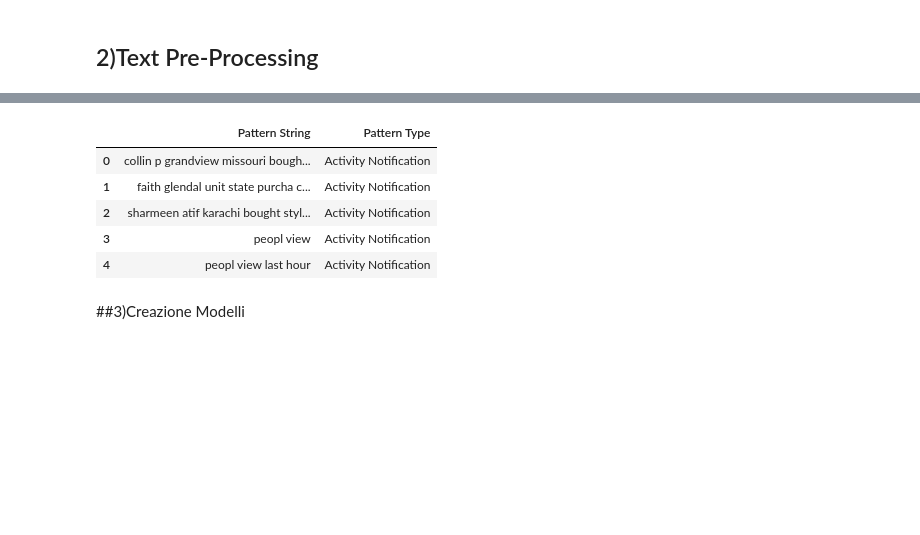
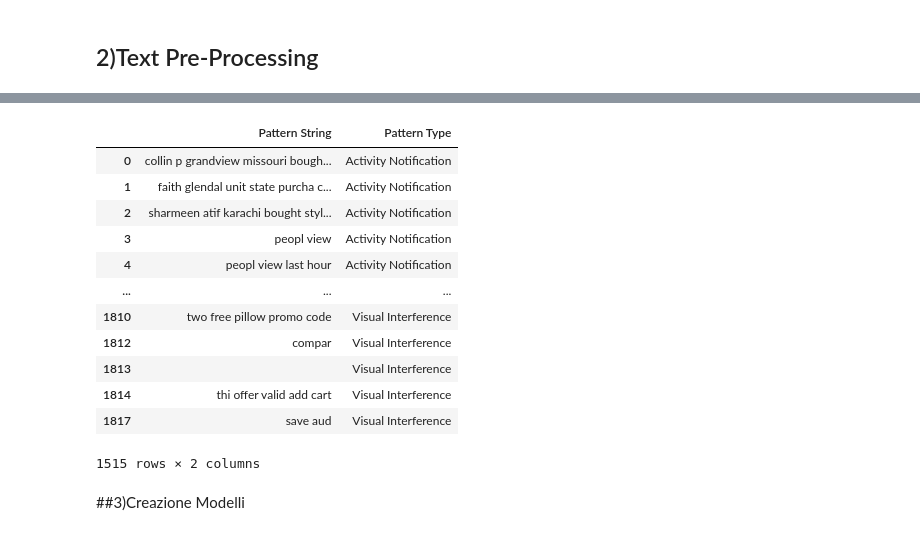
Before and after one commit to Everysimo/DarkPattern_Thesis, a Jupyter notebook: DarkPattern_Classifier.ipynb, the cells around one changed output, grey strips where cells are left out. Saved outputs shown, nothing was run; the diff lists cells and outputs as text; code cells hidden in the pictures; blank space fills up the shorter version.

```diff
--- a/DarkPattern_Classifier.ipynb
+++ b/DarkPattern_Classifier.ipynb
@@ -128,15 +128,16 @@ from sklearn.feature_extraction.text import TfidfTransformer
 import nltk
 import re
 
+nltk.download('stopwords')
 stemmer = PorterStemmer()
 words = stopwords.words("english")
 
 df['Pattern String'] = df['Pattern String'].fillna('').apply(str)
-df['Pattern String'] = df['Pattern String'].apply(lambda x: " ".join([stemmer.stem(i) for i in re.sub("[^a-zA-Z\$]", " ", x).split() if i not in words]).lower())
+df['Pattern String'] = df['Pattern String'].apply(lambda x: " ".join([stemmer.stem(i) for i in re.sub("[^a-zA-Z]", " ", x).split() if i not in words]).lower())
 
 vectorizer = TfidfVectorizer(min_df= 3,stop_words="english", sublinear_tf=True, norm='l2', ngram_range=(1, 2))
 
 tfidf_transformer = TfidfTransformer()
 
-df.head(5)
+df
 # %% [output]
@@ -143,9 +146,16 @@ df.head(5)
 |  | Pattern String | Pattern Type |
 | 0 | collin p grandview missouri bough... | Activity Notification |
 | 1 | faith glendal unit state purcha c... | Activity Notification |
 | 2 | sharmeen atif karachi bought styl... | Activity Notification |
 | 3 | peopl view | Activity Notification |
 | 4 | peopl view last hour | Activity Notification |
+| ... | ... | ... |
+| 1810 | two free pillow promo code | Visual Interference |
+| 1812 | compar | Visual Interference |
+| 1813 |  | Visual Interference |
+| 1814 | thi offer valid add cart | Visual Interference |
+| 1817 | save aud | Visual Interference |
+1515 rows × 2 columns
 # %% [markdown]
 ##3)Creazione Modelli
 # %% [markdown]
```
Also changed, not shown: parts of 16 cells of this notebook.
